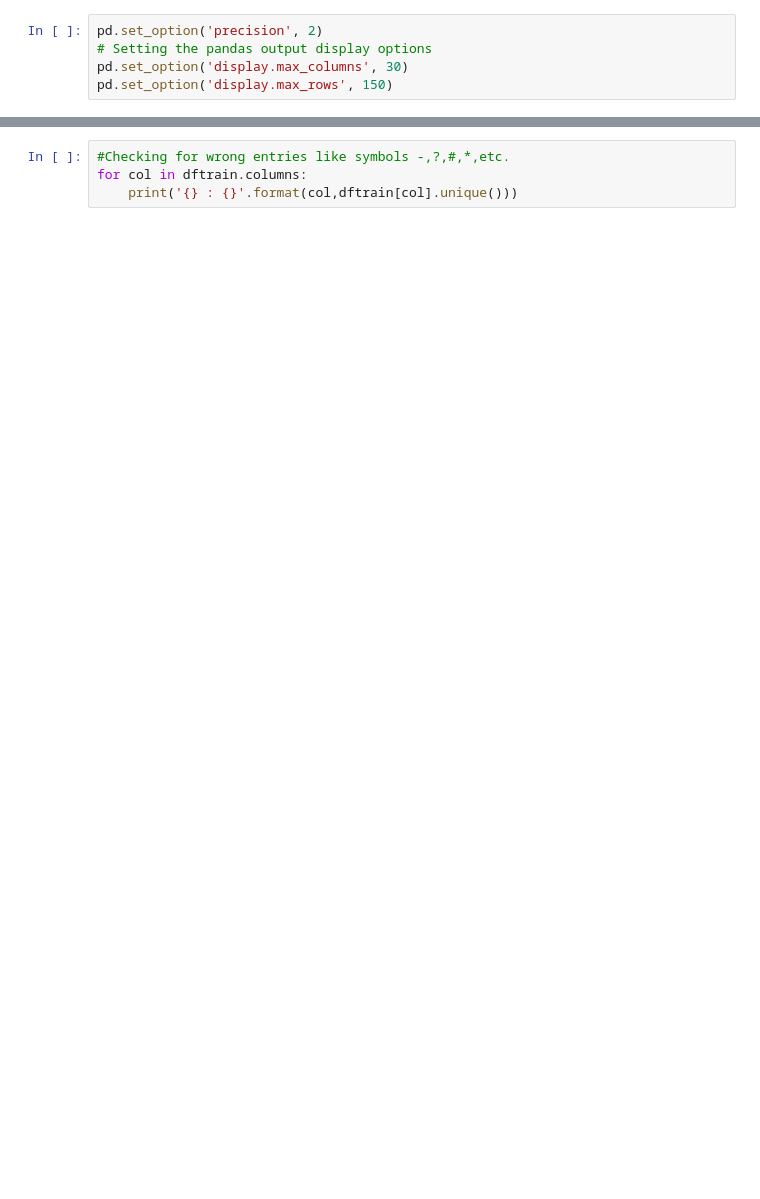
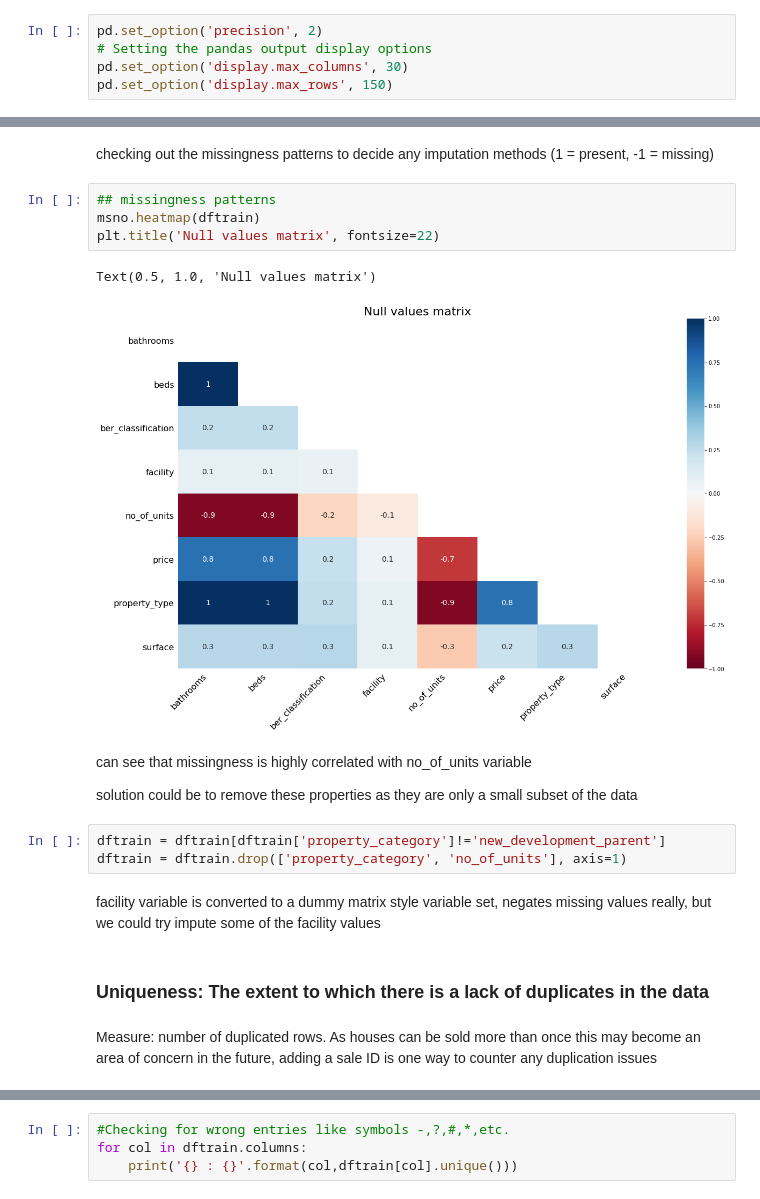
Before and after one commit to andrewtobin99/Final-Year-Project, a Jupyter notebook: EDA.ipynb, the cells around one changed output, grey strips where cells are left out. Cells and saved outputs as stored; diff of their text form; blank space fills up the shorter version.

```diff
--- a/EDA.ipynb
+++ b/EDA.ipynb
@@ -76,3 +135,26 @@ memory usage: 396.0+ KB
+# %% [markdown]
+checking out the missingness patterns to decide any imputation methods (1 = present, -1 = missing)
+# %%
+## missingness patterns
+msno.heatmap(dftrain)
+plt.title('Null values matrix', fontsize=22)
+# %% [output]
+Text(0.5, 1.0, 'Null values matrix')
+[figure, added]
+# %% [markdown]
+can see that missingness is highly correlated with no_of_units variable
+
+solution could be to remove these properties as they are only a small subset of the data
+# %%
+dftrain = dftrain[dftrain['property_category']!='new_development_parent']
+dftrain = dftrain.drop(['property_category', 'no_of_units'], axis=1)
+# %% [markdown]
+
+facility variable is converted to a dummy matrix style variable set, negates missing values really, but we could try impute some of the facility values
+# %% [markdown]
+### Uniqueness: The extent to which there is a lack of duplicates in the data
+# %% [markdown]
+Measure: number of duplicated rows. As houses can be sold more than once this may become an area of concern in the future, adding a sale ID is one way to counter any duplication issues
 # %%
 ## checking for duplicate rows
 duplicates = dftrain[dftrain.duplicated()]
```
Also changed, not shown: parts of 74 cells of this notebook, 3 other files.
